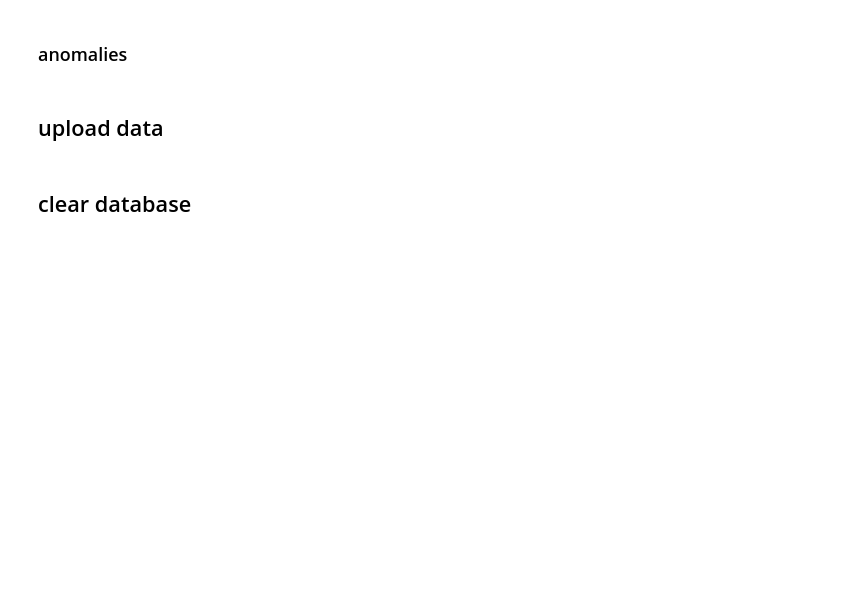
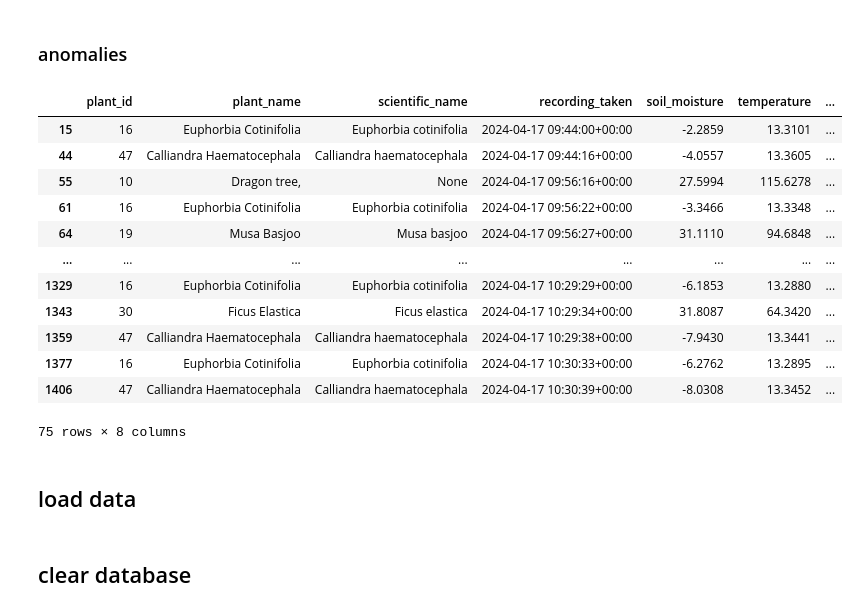
Before and after one commit to ErvinRex/LMNH-plants, a Jupyter notebook: longterm.ipynb, the cells around one changed output. Saved outputs shown, nothing was run; the diff lists cells and outputs as text; code cells hidden in the pictures; blank space fills up the shorter version.

Commit message:
added anomalies

```diff
--- a/longterm.ipynb
+++ b/longterm.ipynb
@@ -147,5 +127,49 @@ def is_healthy_temp(df: pd.DataFrame) -> bool:
+# %%
+anomalies = data.copy(deep=True)
+# %%
+def get_std(row: dict, df: pd.DataFrame, col: str) -> int:
+    """Compare minutely value to mean of past hour;
+    Returns std."""
+
+    last_hour = pd.Timestamp(datetime.now(timezone.utc)-timedelta(hours=1))
+    df['recording_taken'] = pd.to_datetime(df['recording_taken'], utc=True)
+    last_hour_vals = df[df["recording_taken"] >= last_hour][col]
+
+    mean = last_hour_vals.mean()
+    std = last_hour_vals.std()
+
+    nstd = (row[col] - mean) / std
+
+    return nstd
+# %%
+anomalies["soil_moisture_nstd"] = data.apply(get_std,
+                                             args=(data, "soil_moisture"),
+                                             axis=1)
+# %%
+anomalies["temperature_nstd"] = data.apply(get_std,
+                                           args=(data, "temperature"),
+                                           axis=1)
+# %%
+anomalies = anomalies[(anomalies["soil_moisture_nstd"] <= -2.5) |
+                      (anomalies["soil_moisture_nstd"] >= 2.5) |
+                      (anomalies["temperature_nstd"] <= -2.5) |
+                      (anomalies["temperature_nstd"] >= 2.5)]
+# %% [output]
+|  | plant_id | plant_name | scientific_name | recording_taken | soil_moisture | temperature | ... |
+| 15 | 16 | Euphorbia Cotinifolia | Euphorbia cotinifolia | 2024-04-17 09:44:00+00:00 | -2.2859 | 13.3101 | ... |
+| 44 | 47 | Calliandra Haematocephala | Calliandra haematocephala | 2024-04-17 09:44:16+00:00 | -4.0557 | 13.3605 | ... |
+| 55 | 10 | Dragon tree, | None | 2024-04-17 09:56:16+00:00 | 27.5994 | 115.6278 | ... |
+| 61 | 16 | Euphorbia Cotinifolia | Euphorbia cotinifolia | 2024-04-17 09:56:22+00:00 | -3.3466 | 13.3348 | ... |
+| 64 | 19 | Musa Basjoo | Musa basjoo | 2024-04-17 09:56:27+00:00 | 31.1110 | 94.6848 | ... |
+| ... | ... | ... | ... | ... | ... | ... | ... |
+| 1329 | 16 | Euphorbia Cotinifolia | Euphorbia cotinifolia | 2024-04-17 10:29:29+00:00 | -6.1853 | 13.2880 | ... |
+| 1343 | 30 | Ficus Elastica | Ficus elastica | 2024-04-17 10:29:34+00:00 | 31.8087 | 64.3420 | ... |
+| 1359 | 47 | Calliandra Haematocephala | Calliandra haematocephala | 2024-04-17 10:29:38+00:00 | -7.9430 | 13.3441 | ... |
+| 1377 | 16 | Euphorbia Cotinifolia | Euphorbia cotinifolia | 2024-04-17 10:30:33+00:00 | -6.2762 | 13.2895 | ... |
+| 1406 | 47 | Calliandra Haematocephala | Calliandra haematocephala | 2024-04-17 10:30:39+00:00 | -8.0308 | 13.3452 | ... |
+75 rows × 8 columns
 # %% [markdown]
-## upload data
+## load data
 # %%
 S3 = client('s3',
             aws_access_key_id=ENV["AWS_ACCESS_KEY_ID"],
```
Also changed, not shown: parts of 9 cells of this notebook.
